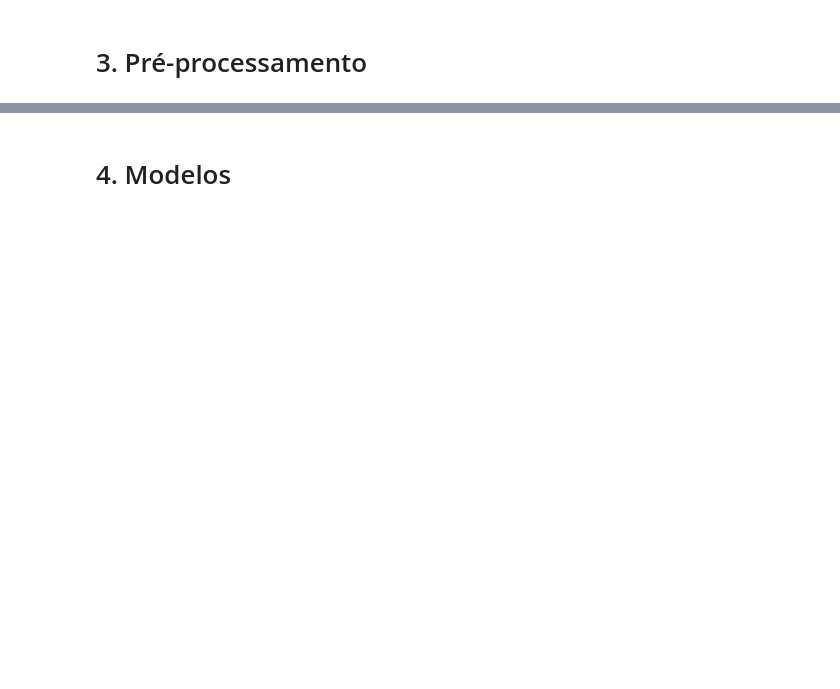
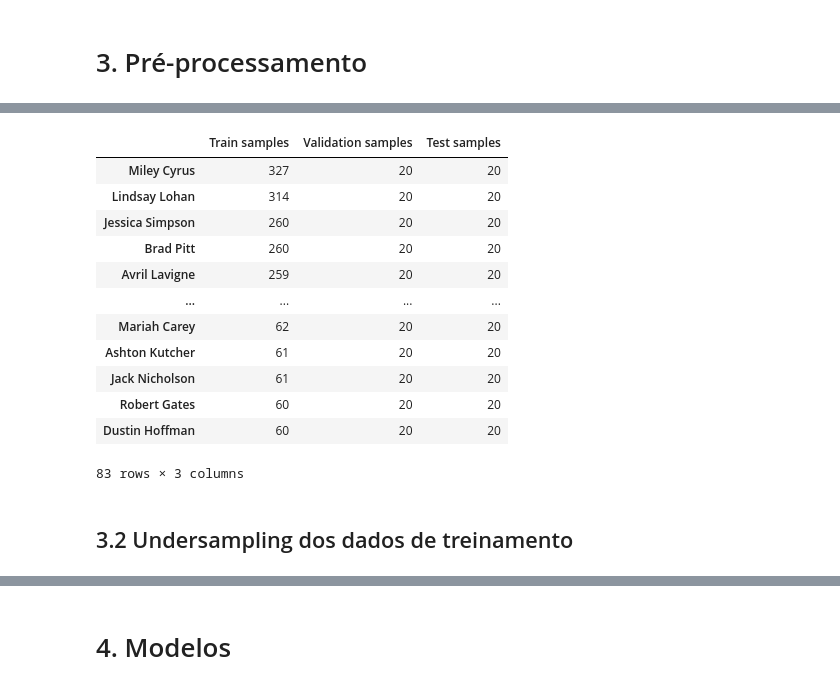
Before and after one commit to ciencia-dados-ifsp-grupo5/FaceRecognition, a Jupyter notebook: Notebooks/FaceRecognition.ipynb, the cells around one changed output, grey strips where cells are left out. Cells and saved outputs as stored; diff of their text form; code cells hidden in the pictures; blank space fills up the shorter version.

```diff
--- a/Notebooks/FaceRecognition.ipynb
+++ b/Notebooks/FaceRecognition.ipynb
@@ -393,0 +189,31 @@ plt.imshow(new_images[207])
+# %%
+classes = df_train['class'].unique()
+validation = pd.DataFrame(columns=['image_pathname', 'class'])
+
+for cls in classes:
+    cls_validation = df_train[df_train['class'] == cls].sample(20)
+    validation = pd.concat([validation, cls_validation])
+
+train = df_train.drop(index=validation.index)
+
+test = df_test
+# %%
+samples = pd.concat([train['class'].value_counts(), validation['class'].value_counts(), test['class'].value_counts()], axis=1)
+samples.columns = ['Train samples', 'Validation samples', 'Test samples']
+samples
+# %% [output]
+|  | Train samples | Validation samples | Test samples |
+| Miley Cyrus | 327 | 20 | 20 |
+| Lindsay Lohan | 314 | 20 | 20 |
+| Jessica Simpson | 260 | 20 | 20 |
+| Brad Pitt | 260 | 20 | 20 |
+| Avril Lavigne | 259 | 20 | 20 |
+| ... | ... | ... | ... |
+| Mariah Carey | 62 | 20 | 20 |
+| Ashton Kutcher | 61 | 20 | 20 |
+| Jack Nicholson | 61 | 20 | 20 |
+| Robert Gates | 60 | 20 | 20 |
+| Dustin Hoffman | 60 | 20 | 20 |
+83 rows × 3 columns
+# %% [markdown]
+## 3.2 Undersampling dos dados de treinamento
```
Also changed, not shown: parts of 133 cells of this notebook, 6 other files.
